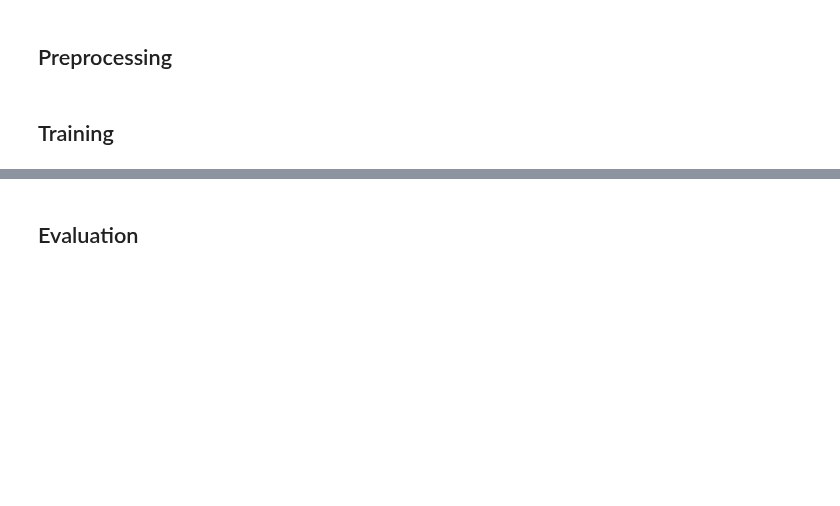
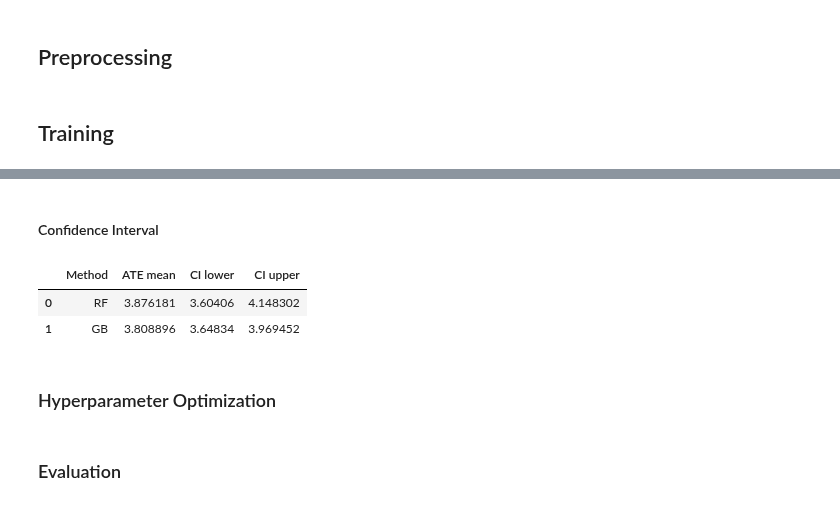
Before and after one commit to PauMarquez99/DataScience-CE888, a Jupyter notebook: Assignments/CE888 Assignment 2/Datasets Notebooks/CE888-Assignment2_IHDP.ipynb, the cells around one changed output, grey strips where cells are left out. Saved outputs shown, nothing was run; the diff lists cells and outputs as text; code cells hidden in the pictures; blank space fills up the shorter version.

```diff
--- a/Assignments/CE888 Assignment 2/Datasets Notebooks/CE888-Assignment2_IHDP.ipynb
+++ b/Assignments/CE888 Assignment 2/Datasets Notebooks/CE888-Assignment2_IHDP.ipynb
@@ -194,0 +226,20 @@ lr_te_t = lr_y1_t - lr_y0_t
+# %% [markdown]
+#### Confidence Interval
+# %%
+rf_ate_bounds = f.mean_ci(rf_te_out)
+gb_ate_bounds = f.mean_ci(gb_te_out)
+
+results = []
+results.append(['RF', rf_ate_bounds[0], rf_ate_bounds[1], rf_ate_bounds[2]])
+results.append(['GB', gb_ate_bounds[0], gb_ate_bounds[1], gb_ate_bounds[2]])
+
+cols = ['Method', 'ATE mean', 'CI lower', 'CI upper']
+
+df = pd.DataFrame(results, columns=cols)
+df
+# %% [output]
+|  | Method | ATE mean | CI lower | CI upper |
+| 0 | RF | 3.876181 | 3.60406 | 4.148302 |
+| 1 | GB | 3.808896 | 3.64834 | 3.969452 |
+# %% [markdown]
+### Hyperparameter Optimization
@@ -195,2 +264,2 @@ lr_te_t = lr_y1_t - lr_y0_t
 # %% [markdown]
-## Evaluation
+### Evaluation
```
Also changed, not shown: parts of 24 cells of this notebook.
